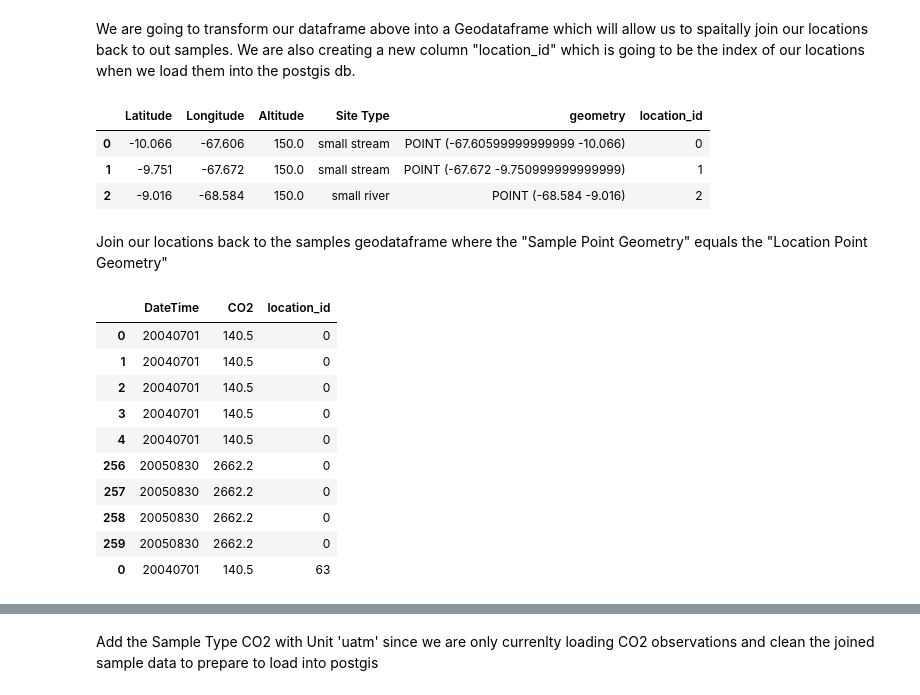
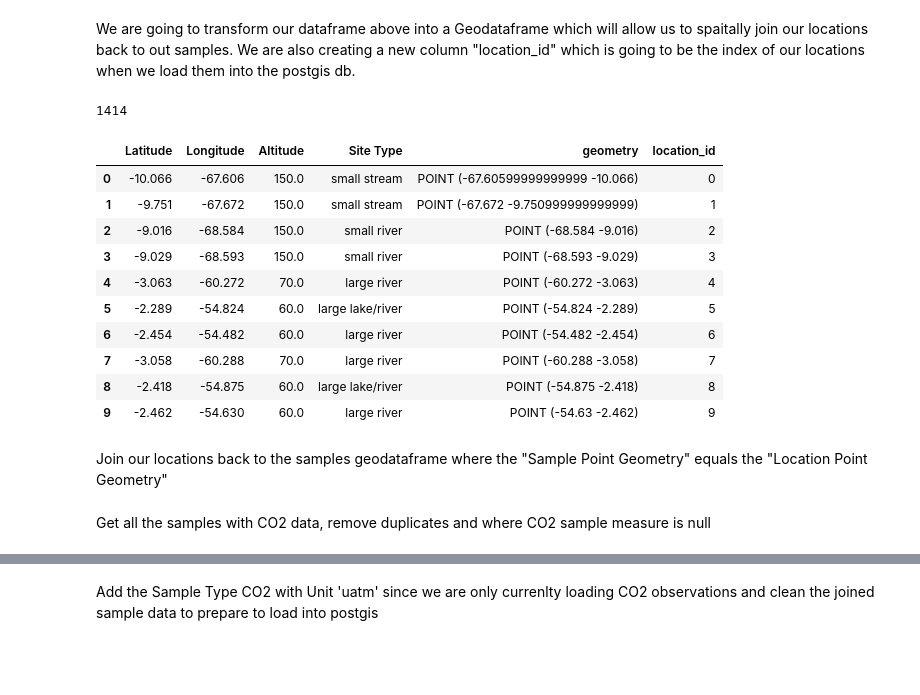
Before and after one commit to geohackweek/ghw2018_web_portal_inlandwater_co2, a Jupyter notebook: notebooks/load_data_to_postgis.ipynb, the cells around one changed output, grey strips where cells are left out. Drawn from its saved outputs; the diff is of its cells as text; code cells hidden in the pictures; blank space fills up the shorter version.

Commit message:
Updates to the notebook to make sure we are not loading null co2 measurements and also adding co2 flux measurements

```diff
--- a/notebooks/load_data_to_postgis.ipynb
+++ b/notebooks/load_data_to_postgis.ipynb
@@ -46,29 +69,26 @@ geometry.crs = {'init': 'epsg:4326'}
 co2_geometries = GeoDataFrame(co2_data_locations_clean, geometry=geometry, crs=geometry.crs)
 co2_geometries
 co2_geometries.loc[:, 'location_id'] = co2_geometries.index
-# %%
-co2_geometries.head(3)
-# %% [output]
-|  | Latitude | Longitude | Altitude | Site Type | geometry | location_id |
-| 0 | -10.066 | -67.606 | 150.0 | small stream | POINT (-67.60599999999999 -10.066) | 0 |
-| 1 | -9.751 | -67.672 | 150.0 | small stream | POINT (-67.672 -9.750999999999999) | 1 |
-| 2 | -9.016 | -68.584 | 150.0 | small river | POINT (-68.584 -9.016) | 2 |
+# %%
+print(len(co2_geometries))
+co2_geometries.head(10)
+# %% [output]
+1414
+|  | Latitude | Longitude | Altitude | Site Type | geometry | location_id |
+| 0 | -10.066 | -67.606 | 150.0 | small stream | POINT (-67.60599999999999 -10.066) | 0 |
+| 1 | -9.751 | -67.672 | 150.0 | small stream | POINT (-67.672 -9.750999999999999) | 1 |
+| 2 | -9.016 | -68.584 | 150.0 | small river | POINT (-68.584 -9.016) | 2 |
+| 3 | -9.029 | -68.593 | 150.0 | small river | POINT (-68.593 -9.029) | 3 |
+| 4 | -3.063 | -60.272 | 70.0 | large river | POINT (-60.272 -3.063) | 4 |
+| 5 | -2.289 | -54.824 | 60.0 | large lake/river | POINT (-54.824 -2.289) | 5 |
+| 6 | -2.454 | -54.482 | 60.0 | large river | POINT (-54.482 -2.454) | 6 |
+| 7 | -3.058 | -60.288 | 70.0 | large river | POINT (-60.288 -3.058) | 7 |
+| 8 | -2.418 | -54.875 | 60.0 | large lake/river | POINT (-54.875 -2.418) | 8 |
+| 9 | -2.462 | -54.630 | 60.0 | large river | POINT (-54.63 -2.462) | 9 |
 # %% [markdown]
 Join our locations back to the samples geodataframe where the "Sample Point Geometry" equals the "Location Point Geometry"
 # %%
 
 samples = gpd.sjoin(co2_geo_data_table, co2_geometries, how="inner", op='intersects')
-# %%
-samples[["DateTime", "CO2", "location_id"]].head(10)
-# %% [output]
-|  | DateTime | CO2 | location_id |
-| 0 | 20040701 | 140.5 | 0 |
-| 1 | 20040701 | 140.5 | 0 |
-| 2 | 20040701 | 140.5 | 0 |
-| 3 | 20040701 | 140.5 | 0 |
-| 4 | 20040701 | 140.5 | 0 |
-| 256 | 20050830 | 2662.2 | 0 |
-| 257 | 20050830 | 2662.2 | 0 |
-| 258 | 20050830 | 2662.2 | 0 |
-| 259 | 20050830 | 2662.2 | 0 |
-| 0 | 20040701 | 140.5 | 63 |
+# %% [markdown]
+Get all the samples with CO2 data, remove duplicates and where CO2 sample measure is null
```
Also changed, not shown: parts of 18 cells of this notebook.
